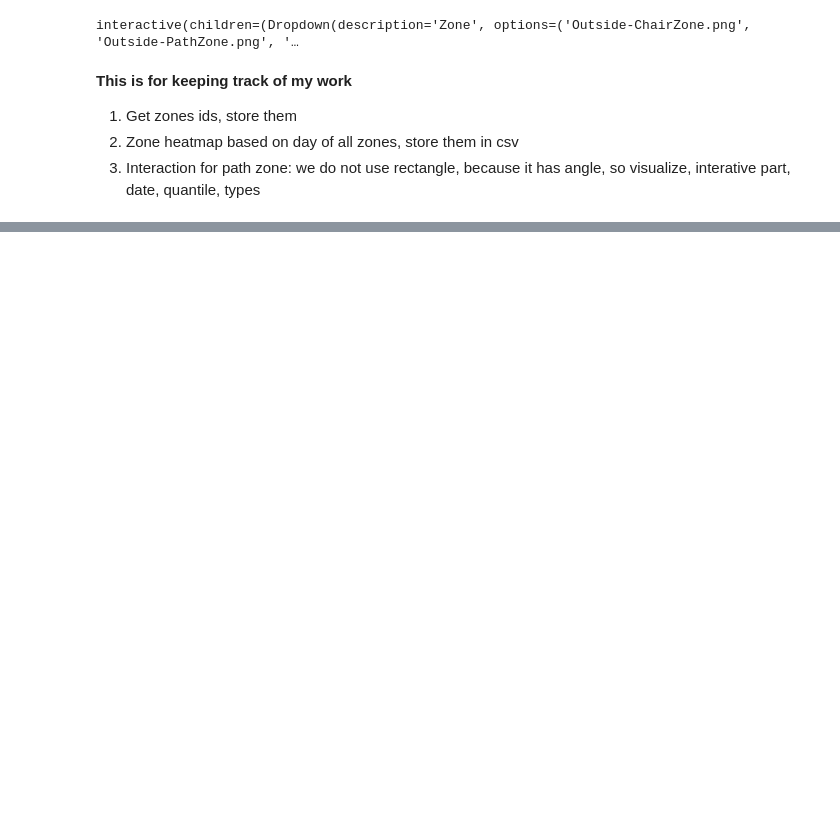
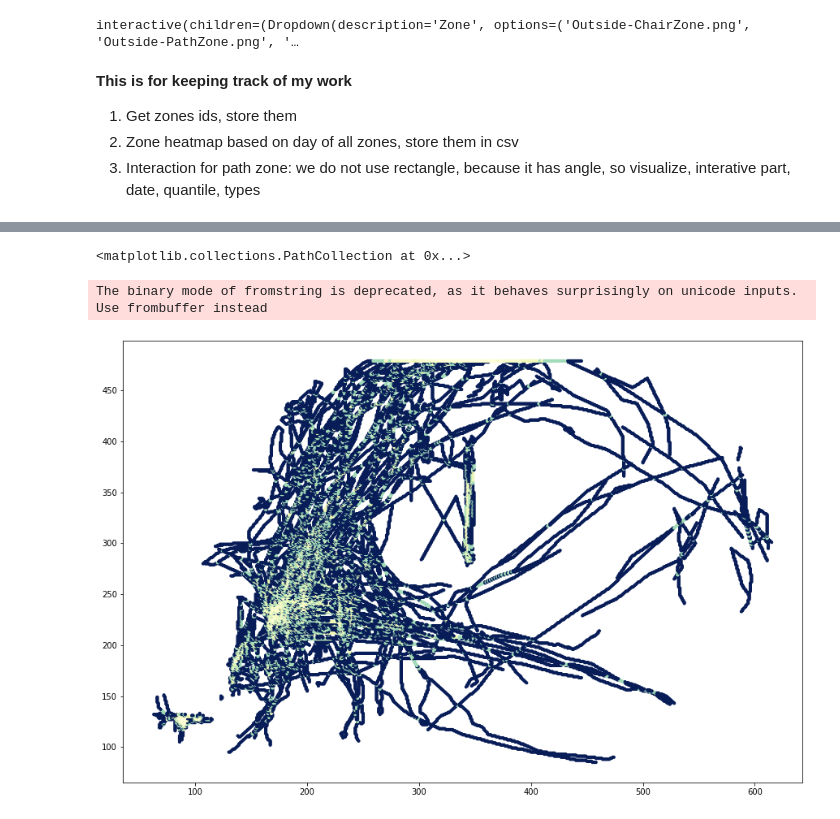
Before and after one commit to wangz585/Sidewalk-Lab-Data-Analysis, a Jupyter notebook: Desired Spots and Lines.ipynb, the cells around one changed output, grey strips where cells are left out. Saved outputs shown, nothing was run; the diff lists cells and outputs as text; code cells hidden in the pictures; blank space fills up the shorter version.

Commit message:
finish zone feature

```diff
--- a/Desired Spots and Lines.ipynb
+++ b/Desired Spots and Lines.ipynb
@@ -180,2 +205,4 @@ time = generate_consecutive_times(START_DATE, END_DATE, time_delta)
+# %%
+streetscape_corridorzone_heatmap_pedestrian_1 = daily_heatmap_data(get_zoneheatmap_data(x_zones_id[0], 'pedestrian', all_time[0][100:200], all_time[1][100:200]))
 # %%
-get_zoneheatmap_data(x_zones_id[0], 'pedestrian', time[0], time[1])
+streetscape_corridorzone_heatmap_pedestrian_2 = daily_heatmap_data(get_zoneheatmap_data(x_zones_id[0], 'pedestrian', all_time[0][200:], all_time[1][200:]))
@@ -188,0 +209,4 @@ To retain the current behavior and silence the warning, pass 'sort=True'.
+# %%
+streetscape_corridorzone_heatmap_pedestrian = streetscape_corridorzone_heatmap_pedestrian_0.append(streetscape_corridorzone_heatmap_pedestrian_1).append(streetscape_corridorzone_heatmap_pedestrian_2)
+# %%
+streetscape_corridorzone_heatmap_pedestrian = streetscape_corridorzone_heatmap_pedestrian.reset_index(drop = True)
@@ -188,0 +288,15 @@ To retain the current behavior and silence the warning, pass 'sort=True'.
+# %%
+## This is an experiment for image manipulation
+matrix = streetscape_corridorzone_heatmap_pedestrian.loc[0,'heatMapMatrix']
+x = [i[0] for i in matrix]
+y = [i[1] for i in matrix]
+density = [i[2] for i in matrix]
+fig, ax = plt.subplots(figsize=(15,10))
+ax.scatter(x, y, c=density, s=10, cmap=plt.cm.YlGnBu_r) # Other color maps: plt.cm.cmap_d.keys())
+fig.canvas.draw()
+data = np.fromstring(fig.canvas.tostring_rgb(), dtype=np.uint8, sep='')
+data = data.reshape(fig.canvas.get_width_height()[::-1] + (3,))
+# %% [output]
+<matplotlib.collections.PathCollection at 0x...>
+The binary mode of fromstring is deprecated, as it behaves surprisingly on unicode inputs. Use frombuffer instead
+[figure, added]
```
Also changed, not shown: parts of 35 cells of this notebook.
